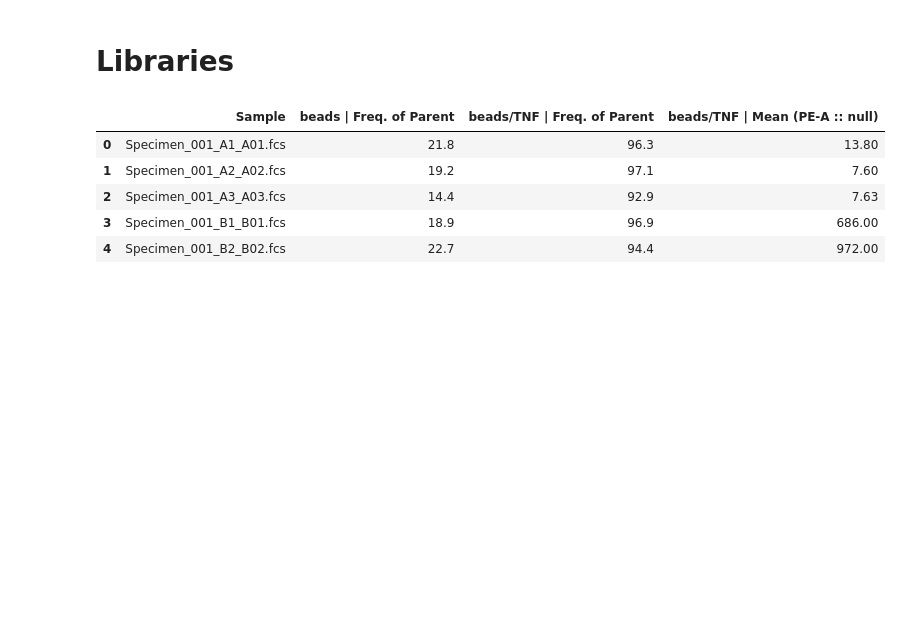
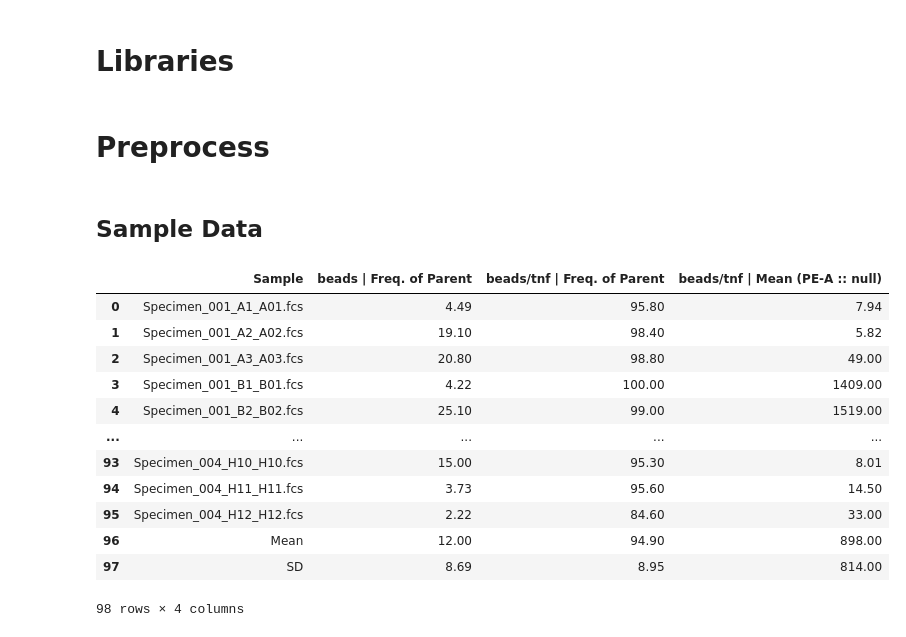
Before and after one commit to elenajusto/immunology-2, a Jupyter notebook: macrophage-csv.ipynb, the cells around one changed output. Saved outputs shown, nothing was run; the diff lists cells and outputs as text; code cells hidden in the pictures; blank space fills up the shorter version.

```diff
--- a/macrophage-csv.ipynb
+++ b/macrophage-csv.ipynb
@@ -7,11 +9,22 @@ import pandas as pd
+# %% [markdown]
+# Preprocess
+# %% [markdown]
+## Sample Data
 # %%
-# CSV 1
-df1 = pd.read_excel("data_macrophage/CBA/csv/11-2 cytometer 2 pl 2 pod 15 & 27 & 18 & 29.xlsx")
-df1.head()
+# Sample data
+df_sample = pd.read_excel("data_macrophage/CBA/csv/11am plate 3 cytometer 2 pod 17 & 17 & 27 & 25.xlsx")
+df_sample
 # %% [output]
-|  | Sample | beads | Freq. of Parent | beads/TNF | Freq. of Parent | beads/TNF | Mean (PE-A :: null) |
-| 0 | Specimen_001_A1_A01.fcs | 21.8 | 96.3 | 13.80 |
-| 1 | Specimen_001_A2_A02.fcs | 19.2 | 97.1 | 7.60 |
-| 2 | Specimen_001_A3_A03.fcs | 14.4 | 92.9 | 7.63 |
-| 3 | Specimen_001_B1_B01.fcs | 18.9 | 96.9 | 686.00 |
-| 4 | Specimen_001_B2_B02.fcs | 22.7 | 94.4 | 972.00 |
+|  | Sample | beads | Freq. of Parent | beads/tnf | Freq. of Parent | beads/tnf | Mean (PE-A :: null) |
+| 0 | Specimen_001_A1_A01.fcs | 4.49 | 95.80 | 7.94 |
+| 1 | Specimen_001_A2_A02.fcs | 19.10 | 98.40 | 5.82 |
+| 2 | Specimen_001_A3_A03.fcs | 20.80 | 98.80 | 49.00 |
+| 3 | Specimen_001_B1_B01.fcs | 4.22 | 100.00 | 1409.00 |
+| 4 | Specimen_001_B2_B02.fcs | 25.10 | 99.00 | 1519.00 |
+| ... | ... | ... | ... | ... |
+| 93 | Specimen_004_H10_H10.fcs | 15.00 | 95.30 | 8.01 |
+| 94 | Specimen_004_H11_H11.fcs | 3.73 | 95.60 | 14.50 |
+| 95 | Specimen_004_H12_H12.fcs | 2.22 | 84.60 | 33.00 |
+| 96 | Mean | 12.00 | 94.90 | 898.00 |
+| 97 | SD | 8.69 | 8.95 | 814.00 |
+98 rows × 4 columns
```
Also changed, not shown: parts of 20 cells of this notebook, 6 other files.
